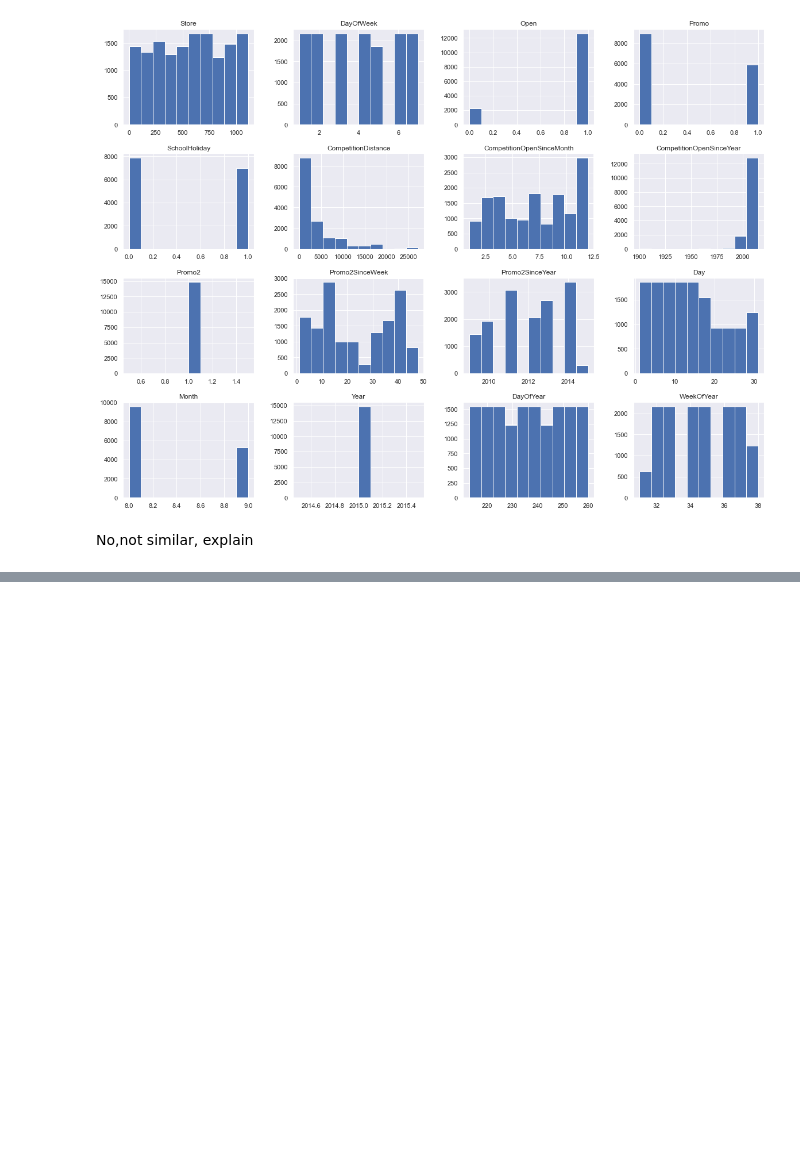
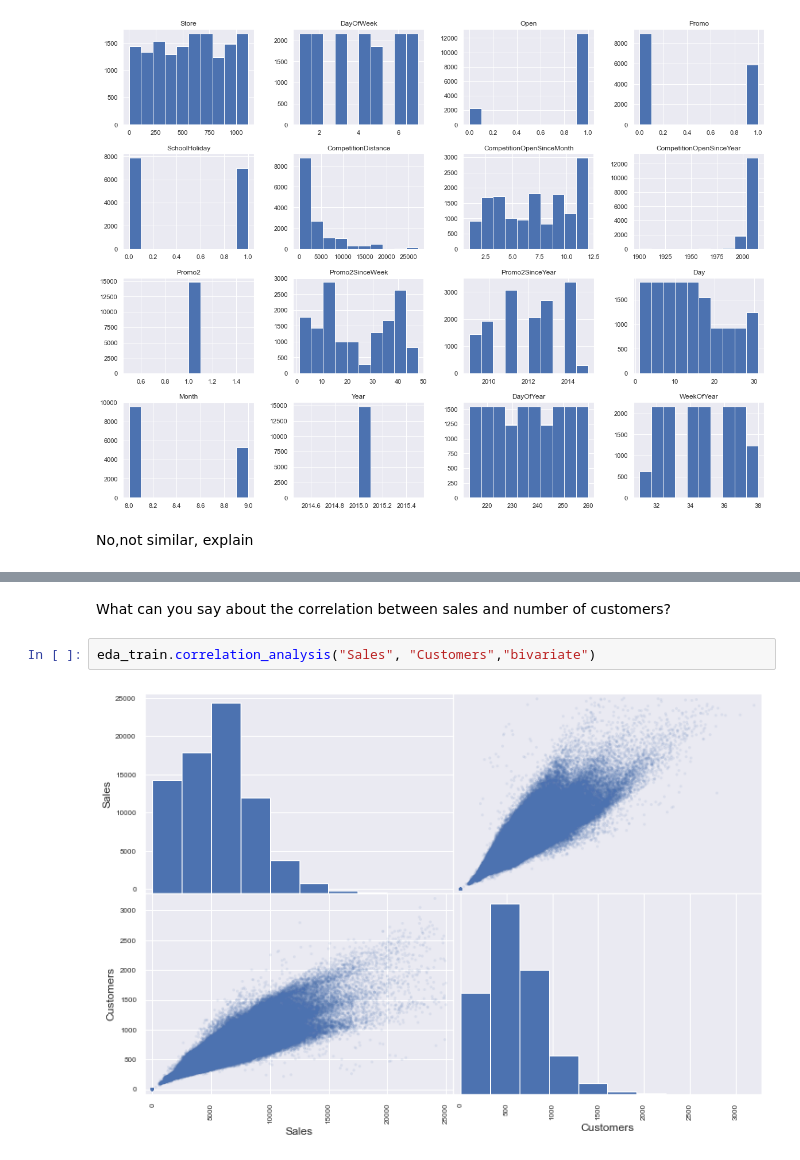
Before and after one commit to MegCheppy/Pharmaceutical-Sales-Prediction-, a Jupyter notebook: Notebooks/ExploratoryDataAnalysis.ipynb, the cells around one changed output, grey strips where cells are left out. Cells and saved outputs as stored; diff of their text form; blank space fills up the shorter version.

```diff
--- a/Notebooks/ExploratoryDataAnalysis.ipynb
+++ b/Notebooks/ExploratoryDataAnalysis.ipynb
@@ -250,0 +269,6 @@ No,not similar, explain
+# %% [markdown]
+What can you say about the correlation between sales and number of customers?
+# %%
+eda_train.correlation_analysis("Sales", "Customers","bivariate")
+# %% [output]
+[figure, added]
```
Also changed, not shown: parts of 50 cells of this notebook.
